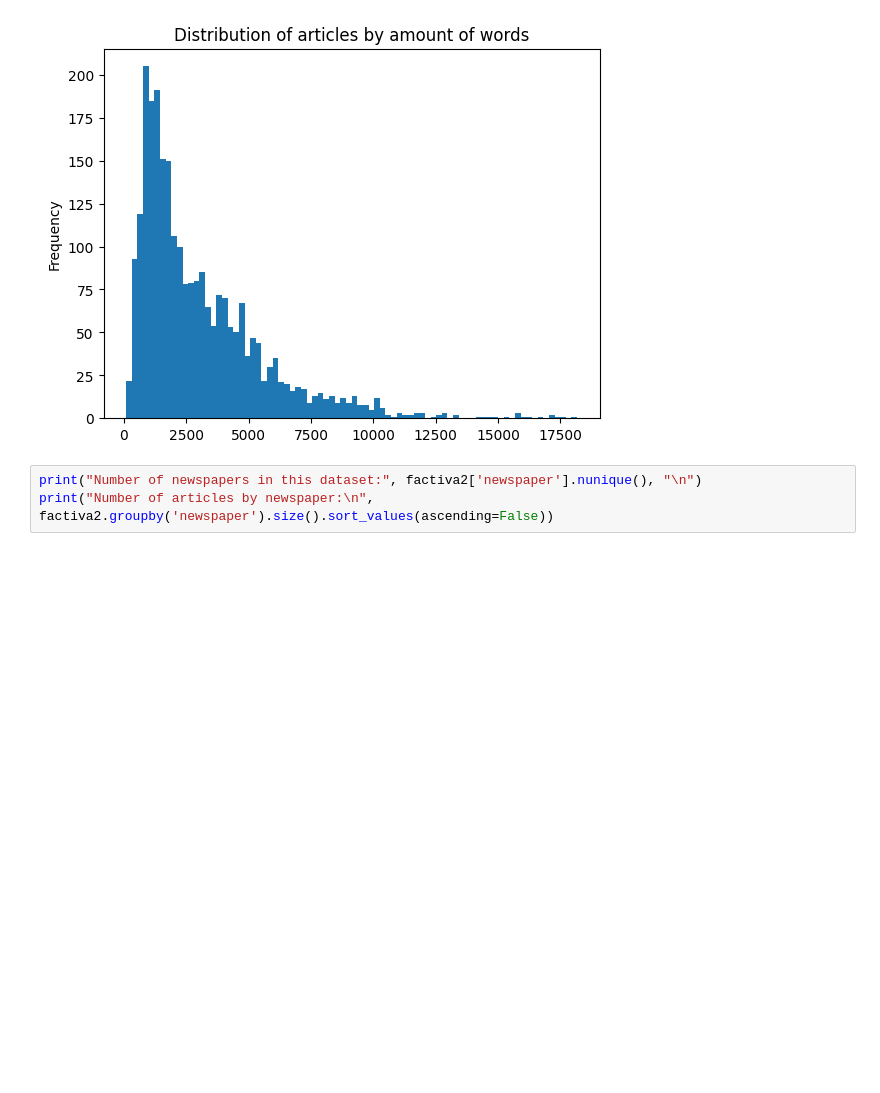
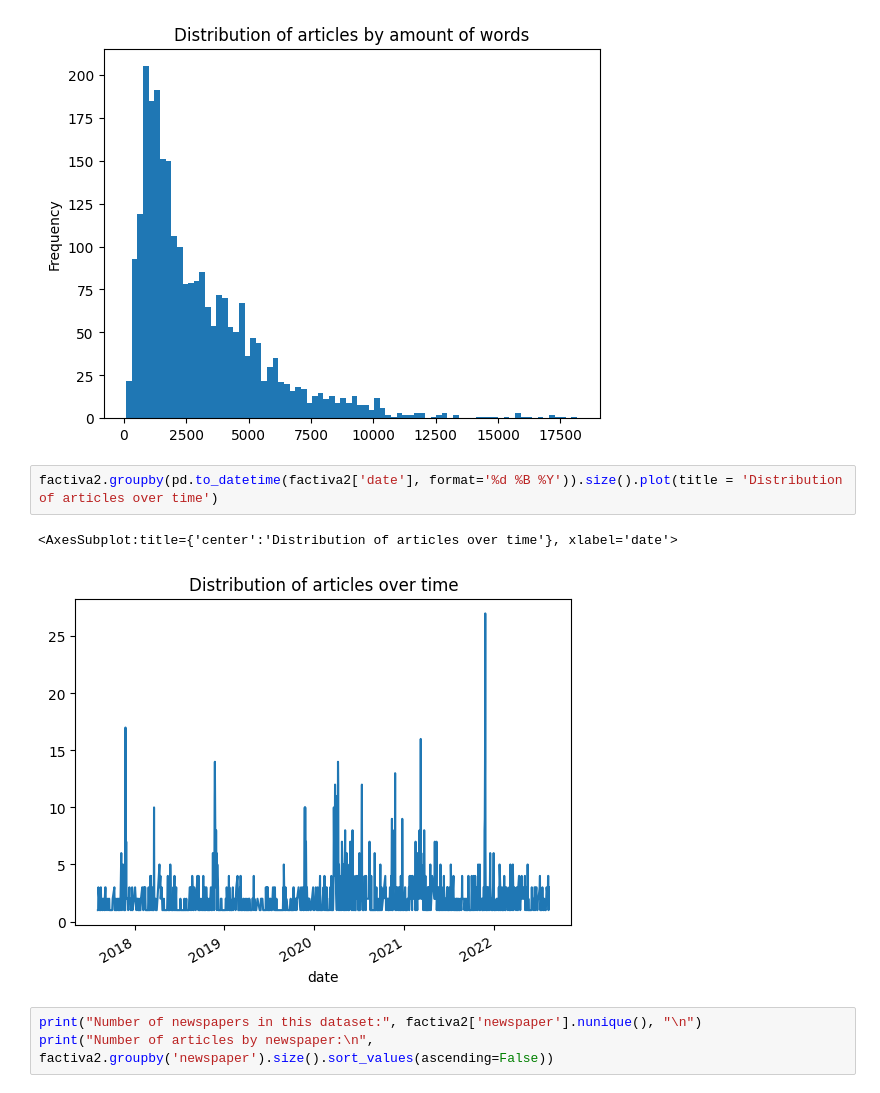
Before and after one commit to blue-create/newspaper, a Jupyter notebook: scripts/factiva-descriptive-analysis.ipynb, the cells around one changed output. Saved outputs shown, nothing was run; the diff lists cells and outputs as text; blank space fills up the shorter version.

Commit message:
add time plot & statistics

```diff
--- a/scripts/factiva-descriptive-analysis.ipynb
+++ b/scripts/factiva-descriptive-analysis.ipynb
@@ -52,6 +64,11 @@ factiva2.body.str.len().plot.hist(bins = 80, title = 'Distribution of articles b
 # %% [output]
 <AxesSubplot:title={'center':'Distribution of articles by amount of words'}, ylabel='Frequency'>
 [figure]
+# %%
+factiva2.groupby(pd.to_datetime(factiva2['date'], format='%d %B %Y')).size().plot(title = 'Distribution of articles over time')
+# %% [output]
+<AxesSubplot:title={'center':'Distribution of articles over time'}, xlabel='date'>
+[figure, added]
 # %%
 print("Number of newspapers in this dataset:", factiva2['newspaper'].nunique(), "\n")
 print("Number of articles by newspaper:\n", factiva2.groupby('newspaper').size().sort_values(ascending=False))
```
Also changed, not shown: parts of 8 cells of this notebook.
